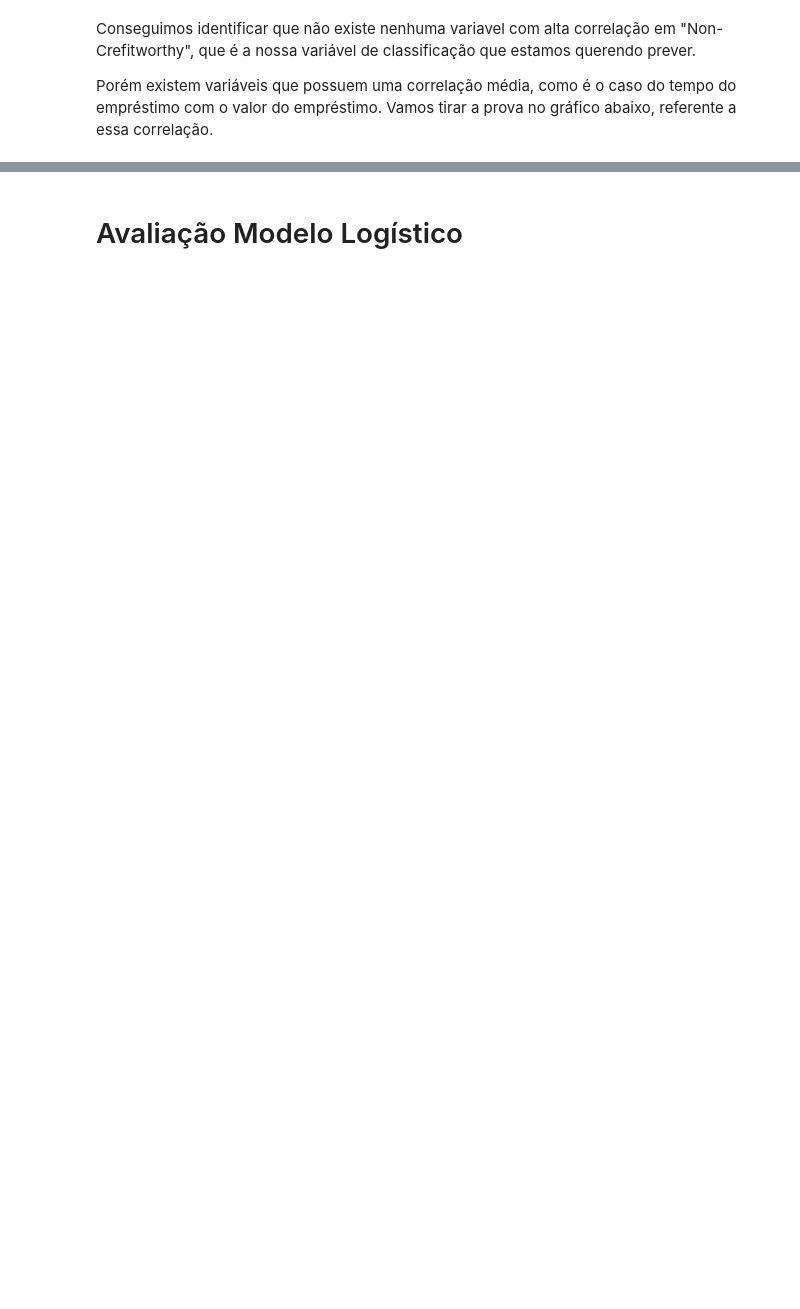
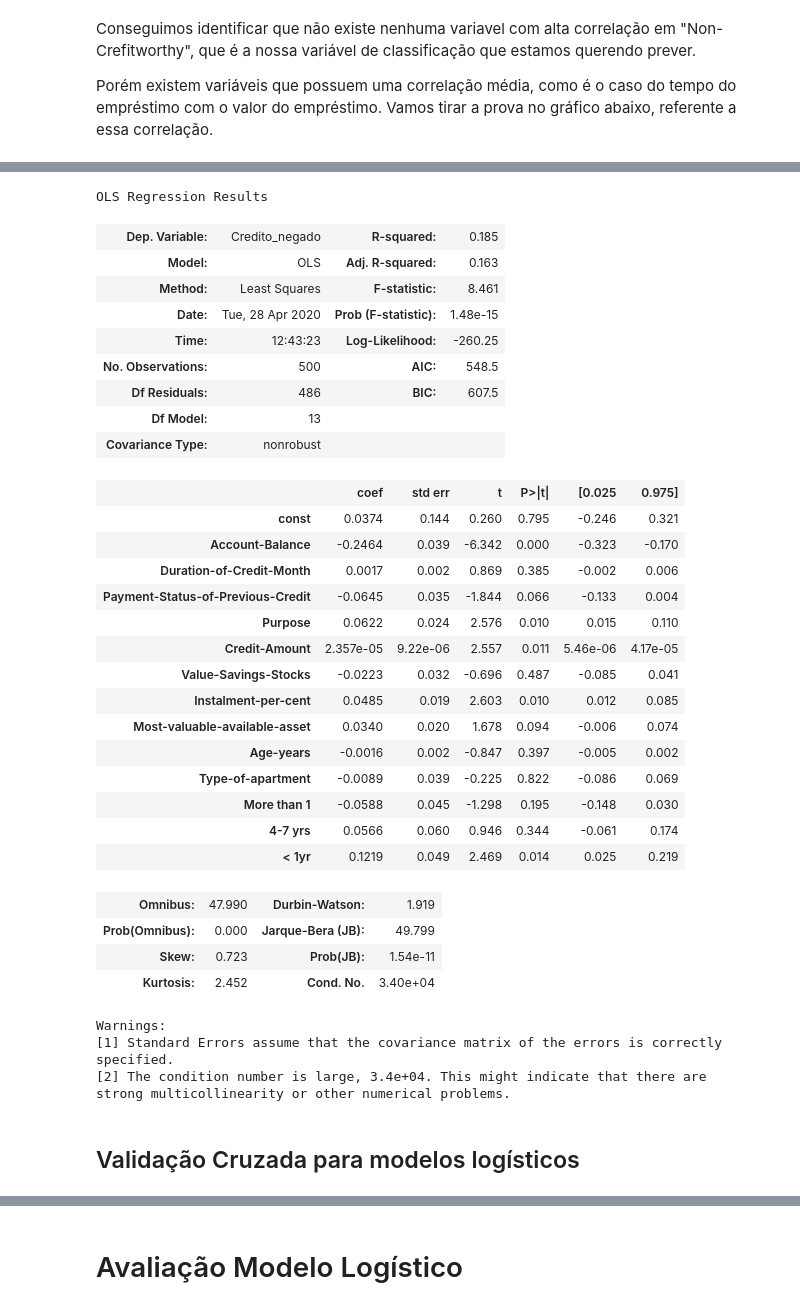
Before and after one commit to felipesembay/Udacity, a Jupyter notebook: Projeto2_classificacao/Modelo de classificação de Crédito - Copia.ipynb, the cells around one changed output, grey strips where cells are left out. Saved outputs shown, nothing was run; the diff lists cells and outputs as text; code cells hidden in the pictures; blank space fills up the shorter version.

```diff
--- a/Projeto2_classificacao/Modelo de classificação de Crédito - Copia.ipynb
+++ b/Projeto2_classificacao/Modelo de classificação de Crédito - Copia.ipynb
@@ -245,3 +225,5 @@ plt.rcParams['figure.figsize'] = (15.5, 10.5)
 Conseguimos identificar que não existe nenhuma variavel com alta correlação em "Non-Crefitworthy", que é a nossa variável de classificação que estamos querendo prever.
 
 Porém existem variáveis que possuem uma correlação média, como é o caso do tempo do empréstimo com o valor do empréstimo. Vamos tirar a prova no gráfico abaixo, referente a essa correlação.
+# %%
+train['Credito_negado'] = train['Non-Creditworthy']
@@ -278,0 +243,42 @@ logmodel.score(X_train, y_train)
+# %%
+X = train.drop('Credito_negado',axis=1)
+y = train['Credito_negado']
+# %%
+X = sm.add_constant(X)
+est = sm.OLS(y, X).fit()
+
+est.summary()
+# %% [output]
+OLS Regression Results
+| Dep. Variable: | Credito_negado | R-squared: | 0.185 |
+| Model: | OLS | Adj. R-squared: | 0.163 |
+| Method: | Least Squares | F-statistic: | 8.461 |
+| Date: | Tue, 28 Apr 2020 | Prob (F-statistic): | 1.48e-15 |
+| Time: | 12:43:23 | Log-Likelihood: | -260.25 |
+| No. Observations: | 500 | AIC: | 548.5 |
+| Df Residuals: | 486 | BIC: | 607.5 |
+| Df Model: | 13 |  |  |
+| Covariance Type: | nonrobust |  |  |
+|  | coef | std err | t | P>|t| | [0.025 | 0.975] |
+| const | 0.0374 | 0.144 | 0.260 | 0.795 | -0.246 | 0.321 |
+| Account-Balance | -0.2464 | 0.039 | -6.342 | 0.000 | -0.323 | -0.170 |
+| Duration-of-Credit-Month | 0.0017 | 0.002 | 0.869 | 0.385 | -0.002 | 0.006 |
+| Payment-Status-of-Previous-Credit | -0.0645 | 0.035 | -1.844 | 0.066 | -0.133 | 0.004 |
+| Purpose | 0.0622 | 0.024 | 2.576 | 0.010 | 0.015 | 0.110 |
+| Credit-Amount | 2.357e-05 | 9.22e-06 | 2.557 | 0.011 | 5.46e-06 | 4.17e-05 |
+| Value-Savings-Stocks | -0.0223 | 0.032 | -0.696 | 0.487 | -0.085 | 0.041 |
+| Instalment-per-cent | 0.0485 | 0.019 | 2.603 | 0.010 | 0.012 | 0.085 |
+| Most-valuable-available-asset | 0.0340 | 0.020 | 1.678 | 0.094 | -0.006 | 0.074 |
+| Age-years | -0.0016 | 0.002 | -0.847 | 0.397 | -0.005 | 0.002 |
+| Type-of-apartment | -0.0089 | 0.039 | -0.225 | 0.822 | -0.086 | 0.069 |
+| More than 1 | -0.0588 | 0.045 | -1.298 | 0.195 | -0.148 | 0.030 |
+| 4-7 yrs | 0.0566 | 0.060 | 0.946 | 0.344 | -0.061 | 0.174 |
+| < 1yr | 0.1219 | 0.049 | 2.469 | 0.014 | 0.025 | 0.219 |
+| Omnibus: | 47.990 | Durbin-Watson: | 1.919 |
+| Prob(Omnibus): | 0.000 | Jarque-Bera (JB): | 49.799 |
+| Skew: | 0.723 | Prob(JB): | 1.54e-11 |
+| Kurtosis: | 2.452 | Cond. No. | 3.40e+04 |
+Warnings:
+[1] Standard Errors assume that the covariance matrix of the errors is correctly specified.
+[2] The condition number is large, 3.4e+04. This might indicate that there are
+strong multicollinearity or other numerical problems.
@@ -278,0 +288,2 @@ logmodel.score(X_train, y_train)
+# %% [markdown]
+## Validação Cruzada para modelos logísticos
```
Also changed, not shown: parts of 124 cells of this notebook, 11 other files.
